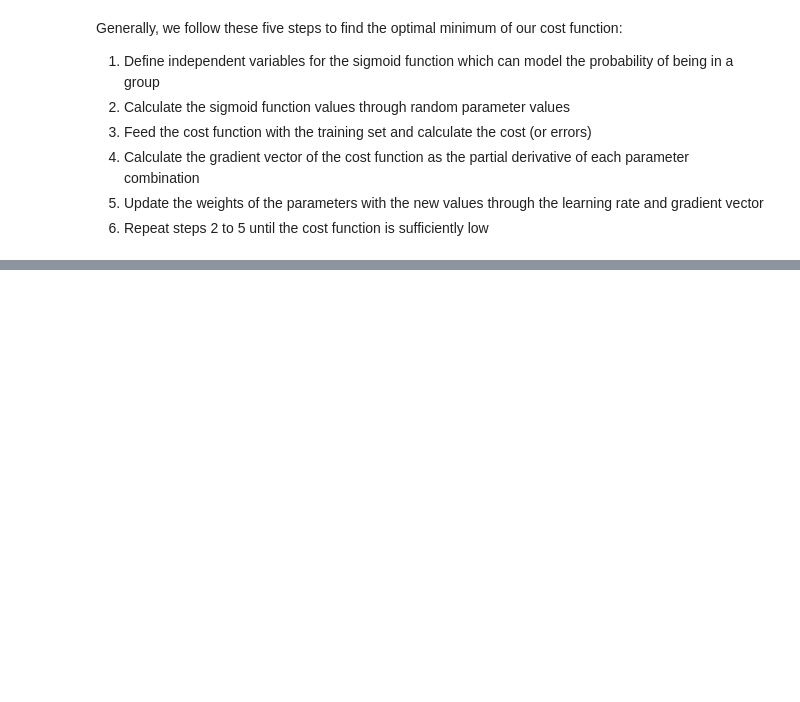
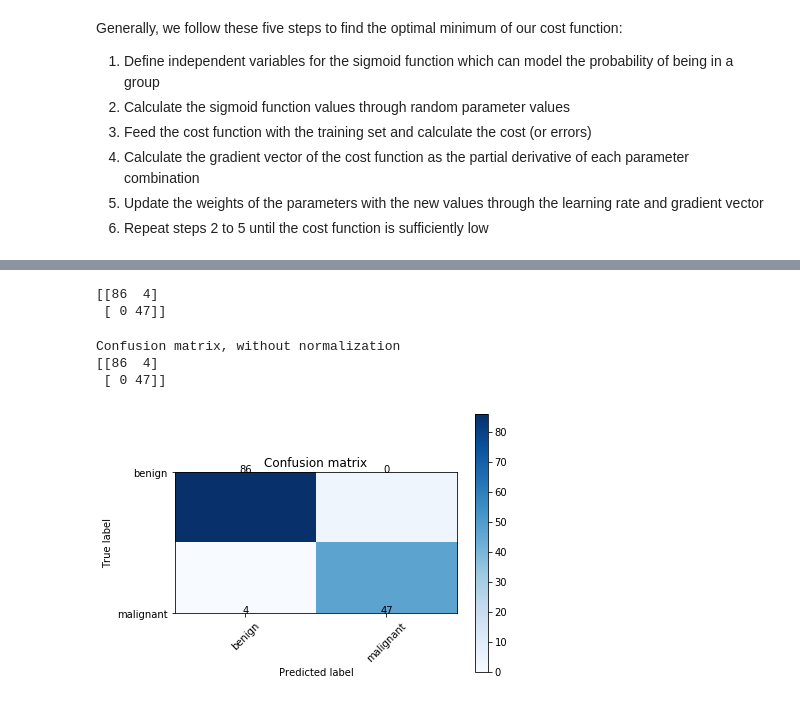
Before and after one commit to NikolasAnic/Coursera-Capstone, a Jupyter notebook: Python_MachineLearning.ipynb, the cells around one changed output, grey strips where cells are left out. Saved outputs shown, nothing was run; the diff lists cells and outputs as text; code cells hidden in the pictures; blank space fills up the shorter version.

```diff
--- a/Python_MachineLearning.ipynb
+++ b/Python_MachineLearning.ipynb
@@ -817,0 +1076,6 @@ Generally, we follow these five steps to find the optimal minimum of our cost fu
+# %%
+# Transforming the BareNuc into an integer:
+
+cell_df = cell_df[pd.to_numeric(cell_df['BareNuc'], errors='coerce').notnull()]
+cell_df['BareNuc'] = cell_df['BareNuc'].astype('int')
+cell_df.dtypes
@@ -817,0 +1102,10 @@ Generally, we follow these five steps to find the optimal minimum of our cost fu
+# %%
+feature_df = cell_df[['Clump', 'UnifSize', 'UnifShape', 'MargAdh', 'SingEpiSize', 'BareNuc', 'BlandChrom', 'NormNucl', 'Mit']]
+
+X = np.asarray(feature_df)
+
+feature_y = cell_df["Class"].astype("int")
+
+Y = np.asarray(feature_y)
+# %%
+X_train, X_test, Y_train, Y_test = train_test_split(X,Y, test_size=0.2, random_state=4)
@@ -817,0 +1121,5 @@ Generally, we follow these five steps to find the optimal minimum of our cost fu
+# %%
+from sklearn import svm
+clf = svm.SVC(kernel='poly')
+clf.fit(X_train, Y_train)
+Y_hat = clf.predict(X_test)
@@ -817,0 +1129,56 @@ Generally, we follow these five steps to find the optimal minimum of our cost fu
+# %%
+# Confusion Matrix
+
+from sklearn.metrics import classification_report, confusion_matrix
+import itertools
+def plot_confusion_matrix(cm, classes,
+                          normalize=False,
+                          title='Confusion matrix',
+                          cmap=plt.cm.Blues):
+    """
+    This function prints and plots the confusion matrix.
+    Normalization can be applied by setting `normalize=True`.
+    """
+    if normalize:
+        cm = cm.astype('float') / cm.sum(axis=1)[:, np.newaxis]
+        print("Normalized confusion matrix")
+    else:
+        print('Confusion matrix, without normalization')
+
+    print(cm)
+
+    plt.imshow(cm, interpolation='nearest', cmap=cmap)
+    plt.title(title)
+    plt.colorbar()
+    tick_marks = np.arange(len(classes))
+    plt.xticks(tick_marks, classes, rotation=45)
+    plt.yticks(tick_marks, classes)
+
+    fmt = '.2f' if normalize else 'd'
+    thresh = cm.max()
+    for i, j in itertools.product(range(cm.shape[0]), range(cm.shape[1])):
+        plt.text(i, j, format(cm[i, j], fmt),
+                 horizontalalignment="center",
+                 color="white" if cm[i, j] > thresh else "black")
+
+    plt.tight_layout()
+    plt.ylabel('True label')
+    plt.xlabel('Predicted label')
+print(confusion_matrix(Y_test, Y_hat, labels=[2,4]))
+# %% [output]
+[[86  4]
+ [ 0 47]]
+# %%
+# Compute confusion matrix
+cnf_matrix = confusion_matrix(Y_test, Y_hat, labels=[2,4])
+np.set_printoptions(precision=2)
+
+
+# Plot non-normalized confusion matrix
+plt.figure()
+plot_confusion_matrix(cnf_matrix, classes=['benign','malignant'],normalize= False,  title='Confusion matrix')
+# %% [output]
+Confusion matrix, without normalization
+[[86  4]
+ [ 0 47]]
+[figure, added]
```
Also changed, not shown: parts of 43 cells of this notebook, 2 other files.
